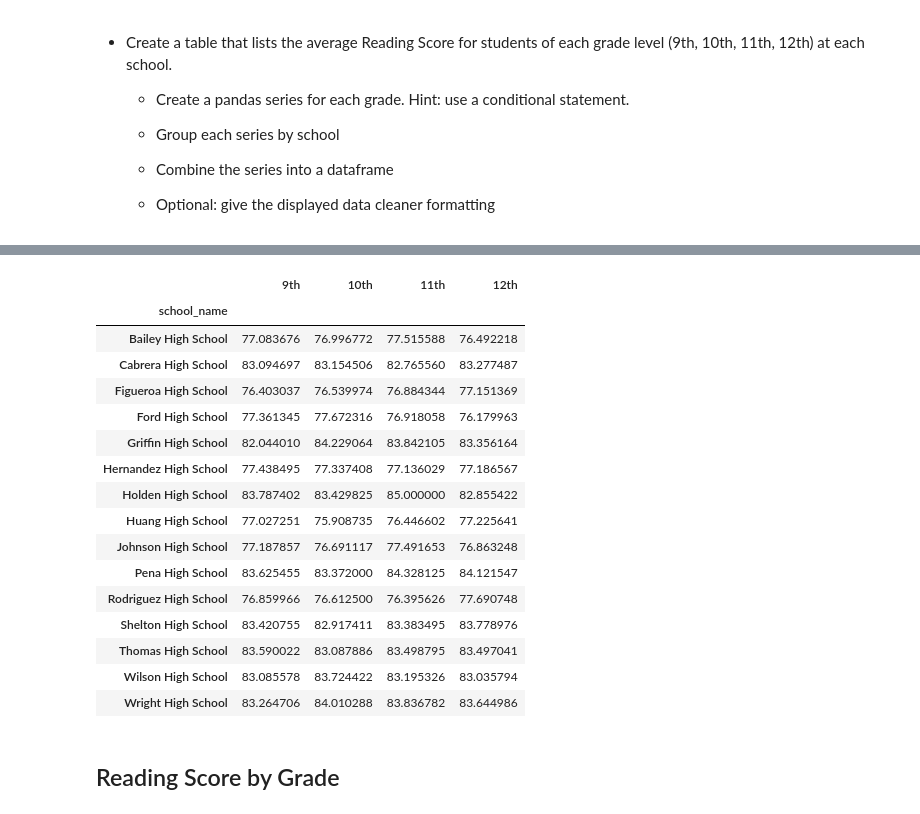
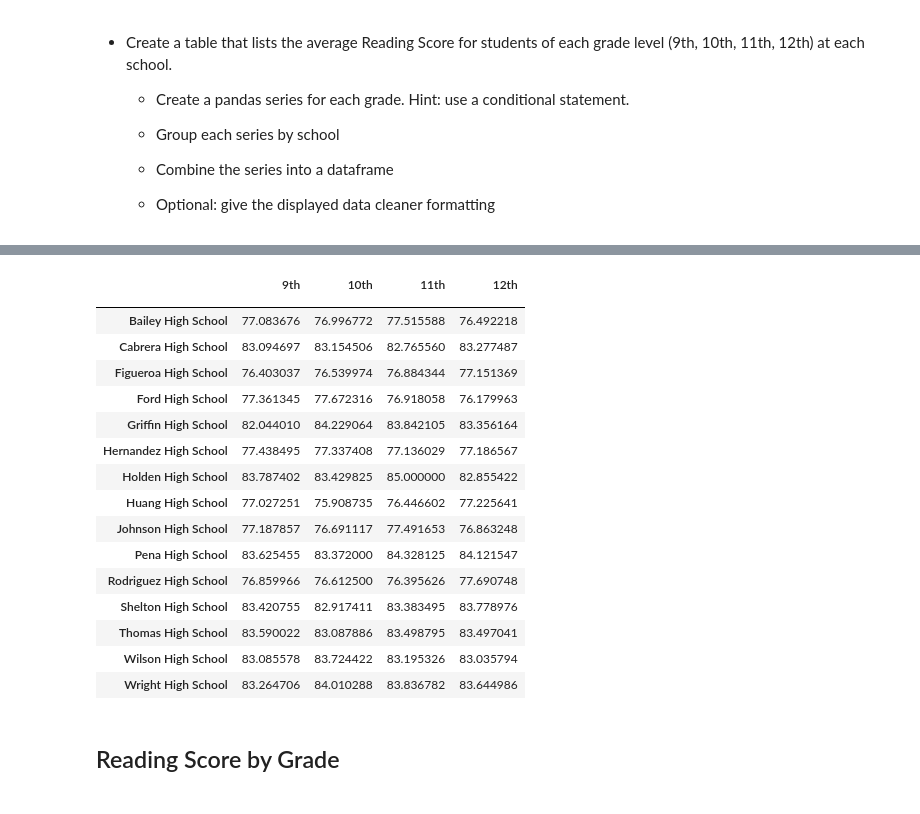
Before and after one commit to rabiasungur/Pandas-Challenge, a Jupyter notebook: PyCitySchools/PyCitySchools.ipynb, the cells around one changed output, grey strips where cells are left out. Cells and saved outputs as stored; diff of their text form; code cells hidden in the pictures.

Commit message:
PyCitySchools finished and added comments

```diff
--- a/PyCitySchools/PyCitySchools.ipynb
+++ b/PyCitySchools/PyCitySchools.ipynb
@@ -192,0 +183,8 @@ SyntaxError: invalid syntax (<ipython-input-43-5bcdd97bc707>, line 2)
+# %%
+# schools and grades
+grouped_byschool = school_data_complete.set_index("school_name").groupby(["school_name"])
+grades = student_data.set_index("school_name")["grade"]
+school_grades = pd.DataFrame({"Grades" : grades})
+school_grades.index.name = "School Name"
+school_grades.head(10)
+# school data needs to groupby with school name and grades from student data needs to divide by grades like pivot tables in excel
@@ -193,23 +204,26 @@ SyntaxError: invalid syntax (<ipython-input-43-5bcdd97bc707>, line 2)
 # %%
+#grouped by shool_name and take each values with loc from rows
 nine = school_data_complete.loc[student_data["grade"] == '9th'].groupby("school_name")["math_score"].mean()
 ten = school_data_complete.loc[student_data["grade"] == '10th'].groupby("school_name")["math_score"].mean()
 eleven = school_data_complete.loc[student_data["grade"] == '11th'].groupby("school_name")["math_score"].mean()
 twelve = school_data_complete.loc[student_data["grade"] == '12th'].groupby("school_name")["math_score"].mean()
 
-nineth_graders_scores = nine.groupby(["school_name"]).mean()
-tenth_graders_scores = ten.groupby(["school_name"]).mean()
-eleventh_graders_scores = eleven.groupby(["school_name"]).mean()
-twelfth_graders_scores = twelve.groupby(["school_name"]).mean()
+#grouped by school_name and calculate average reading score of each grade
+nineth_gradescores = nine.groupby(["school_name"]).mean()
+tenth_gradescores = ten.groupby(["school_name"]).mean()
+eleventh_gradescores = eleven.groupby(["school_name"]).mean()
+twelfth_gradescores = twelve.groupby(["school_name"]).mean()
 
 
-scores_by_grade_df = pd.DataFrame({"9th": nineth_graders_scores,
-                                "10th":tenth_graders_scores,
-                                "11th":eleventh_graders_scores,
-                                "12th":twelfth_graders_scores})
-scores_by_grade_df
+scores_by_grade = pd.DataFrame({"9th": nineth_gradescores,
+                                "10th":tenth_gradescores,
+                                "11th":eleventh_gradescores,
+                                "12th":twelfth_gradescores})
+scores_by_grade.index.name = " "
+scores_by_grade
 # %% [output]
 |  | 9th | 10th | 11th | 12th |
-| school_name |  |  |  |  |
+|  |  |  |  |  |
 | Bailey High School | 77.083676 | 76.996772 | 77.515588 | 76.492218 |
 | Cabrera High School | 83.094697 | 83.154506 | 82.765560 | 83.277487 |
 | Figueroa High School | 76.403037 | 76.539974 | 76.884344 | 77.151369 |
```
Also changed, not shown: parts of 7 cells of this notebook, 1 other file.
